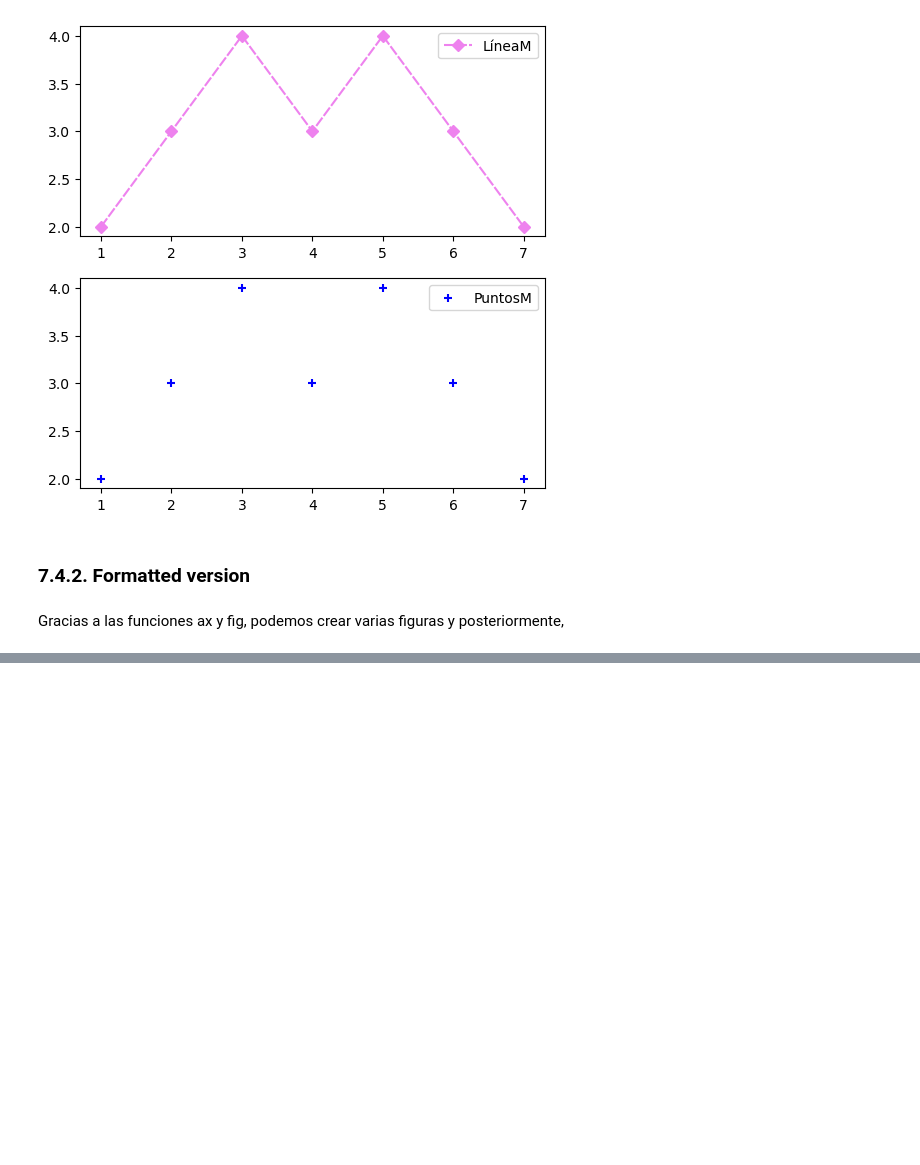
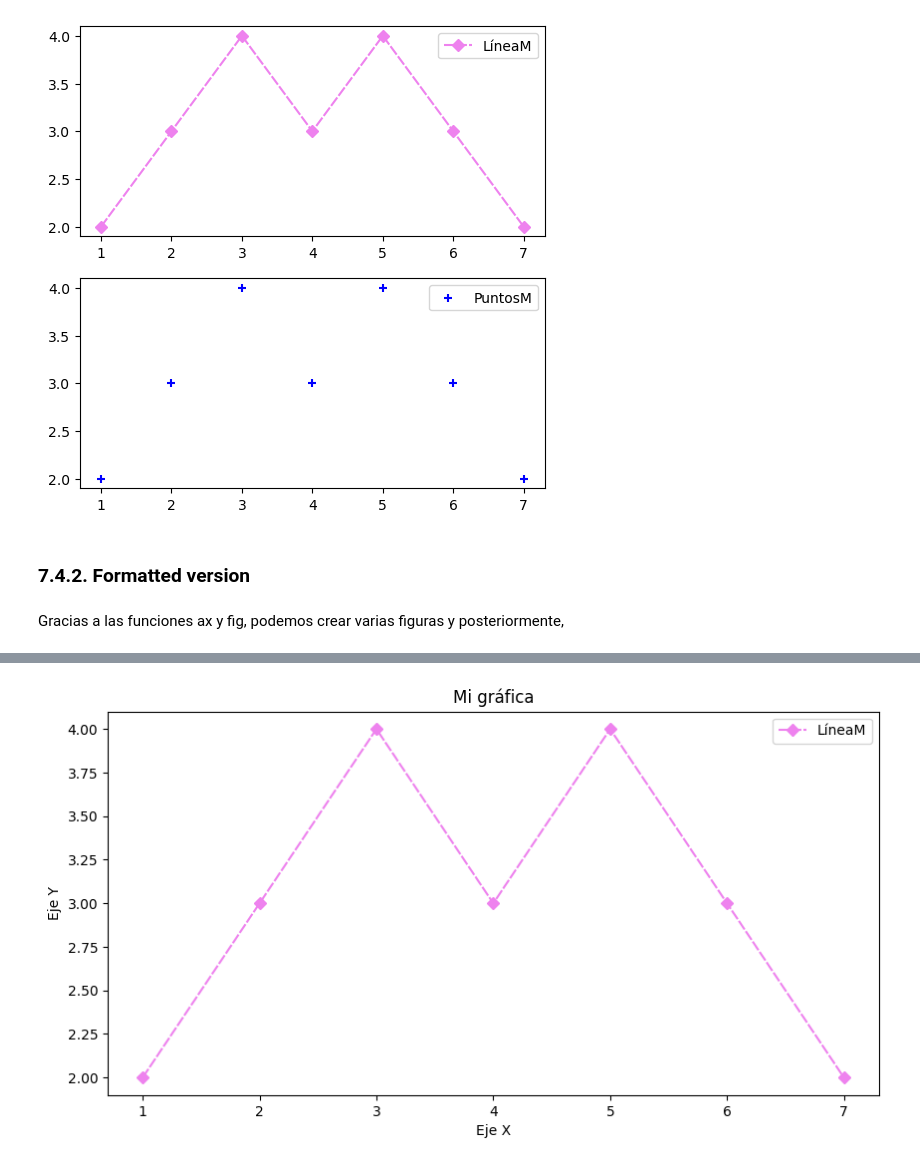
Before and after one commit to jorgesancere/PracticaDiscretas3_Matplotlib, a Jupyter notebook: Matplotlib.ipynb, the cells around one changed output, grey strips where cells are left out. Cells and saved outputs as stored; diff of their text form; code cells hidden in the pictures; blank space fills up the shorter version.

```diff
--- a/Matplotlib.ipynb
+++ b/Matplotlib.ipynb
@@ -335,0 +351,14 @@ plt.show()
+# %%
+import matplotlib.pyplot as plt
+
+x = [1, 2, 3, 4, 5, 6, 7]
+y = [2, 3, 4, 3, 4, 3, 2]
+plt.figure(figsize=(10, 5)) # Create a figure with a size of 10x5, width x height
+plt.plot(x, y, label = 'LíneaM', color='violet', linestyle=(0, (5, 1)), marker = 'D') # Create a line plot
+plt.title('Mi gráfica')
+plt.xlabel('Eje X')
+plt.ylabel('Eje Y')
+plt.legend()
+plt.savefig('migrafica.png')
+# %% [output]
+[figure, added]
```
Also changed, not shown: parts of 26 cells of this notebook, 2 other files.
